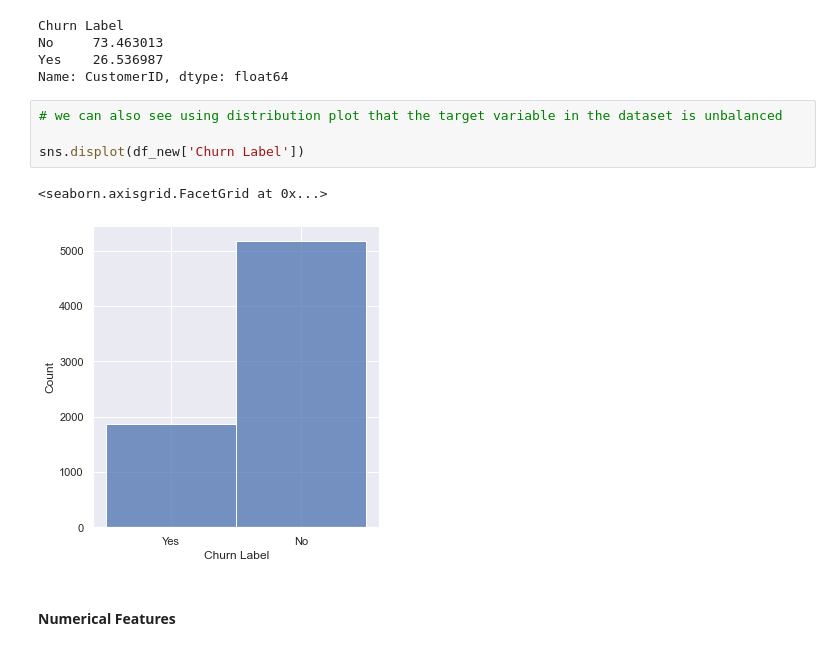
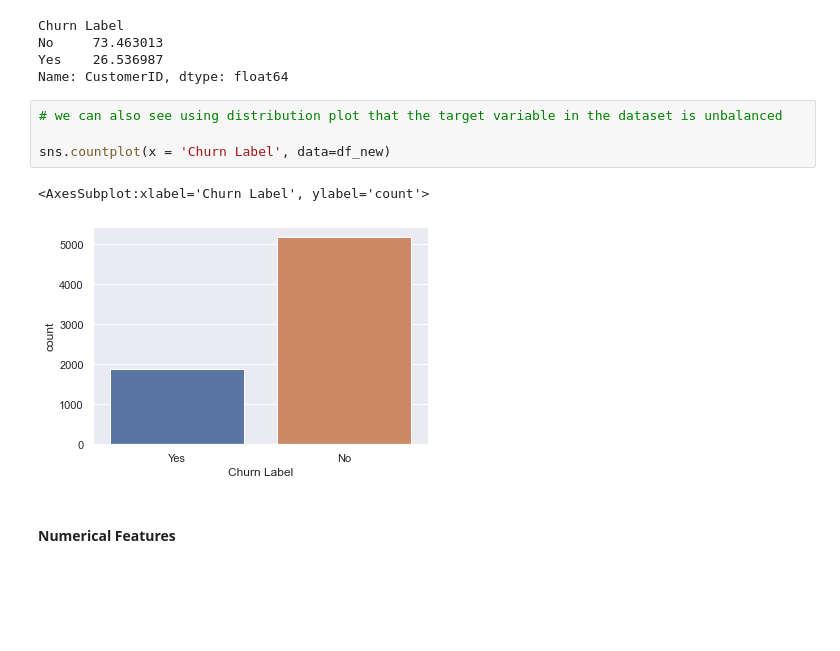
Before and after one commit to samarth-malhotra/Dissertation, a Jupyter notebook: Dissertation Project.ipynb, the cells around one changed output. Saved outputs shown, nothing was run; the diff lists cells and outputs as text; blank space fills up the shorter version.

```diff
--- a/Dissertation Project.ipynb
+++ b/Dissertation Project.ipynb
@@ -172,10 +172,10 @@ Name: CustomerID, dtype: float64
 # %%
 # we can also see using distribution plot that the target variable in the dataset is unbalanced
 
-sns.displot(df_new['Churn Label'])
+sns.countplot(x = 'Churn Label', data=df_new)
 # %% [output]
-<seaborn.axisgrid.FacetGrid at 0x...>
+<AxesSubplot:xlabel='Churn Label', ylabel='count'>
-[figure, old version]
+[figure, new version]
 # %% [markdown]
 #### Numerical Features
 # %%
```
Also changed, not shown: parts of 23 cells of this notebook.
